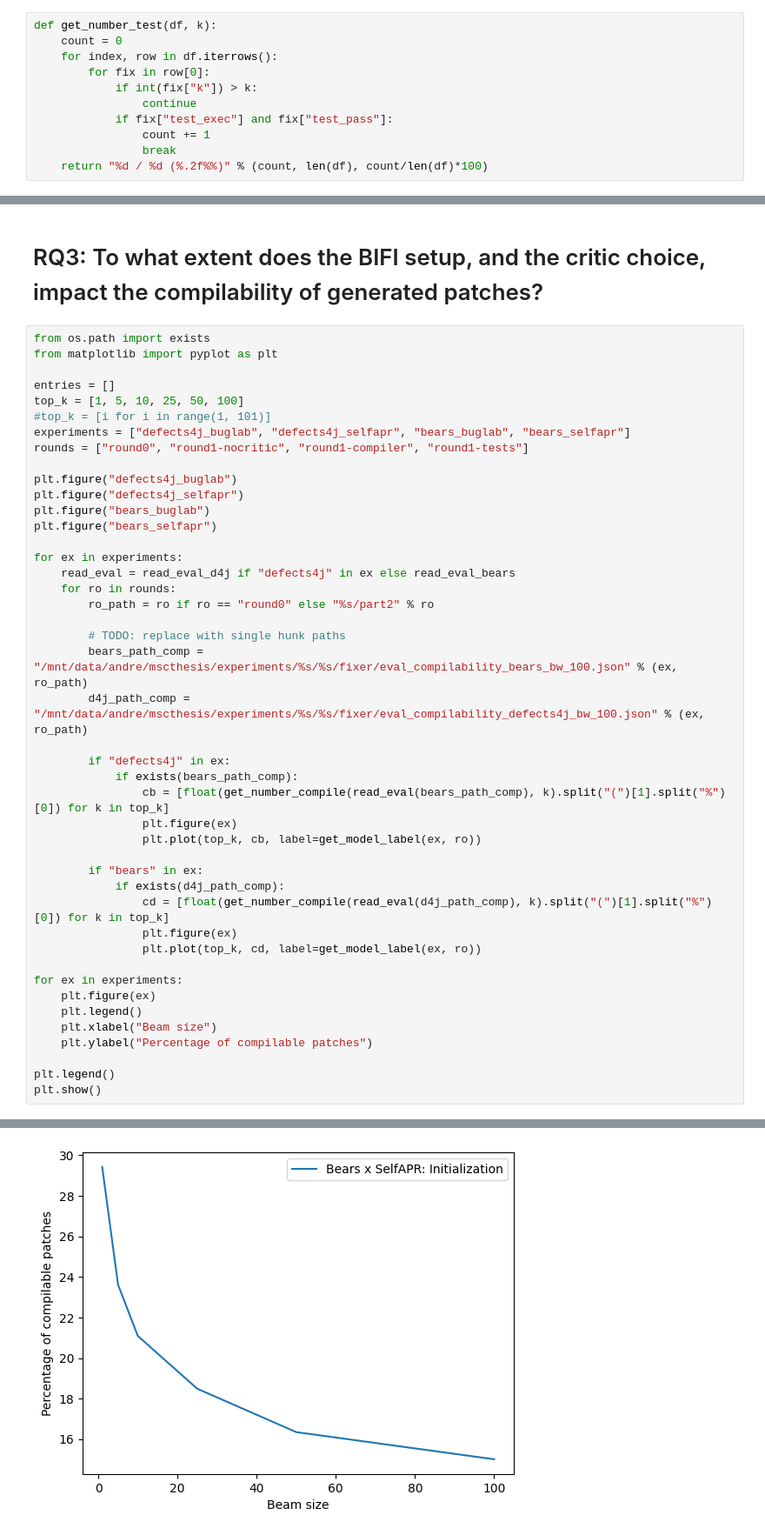
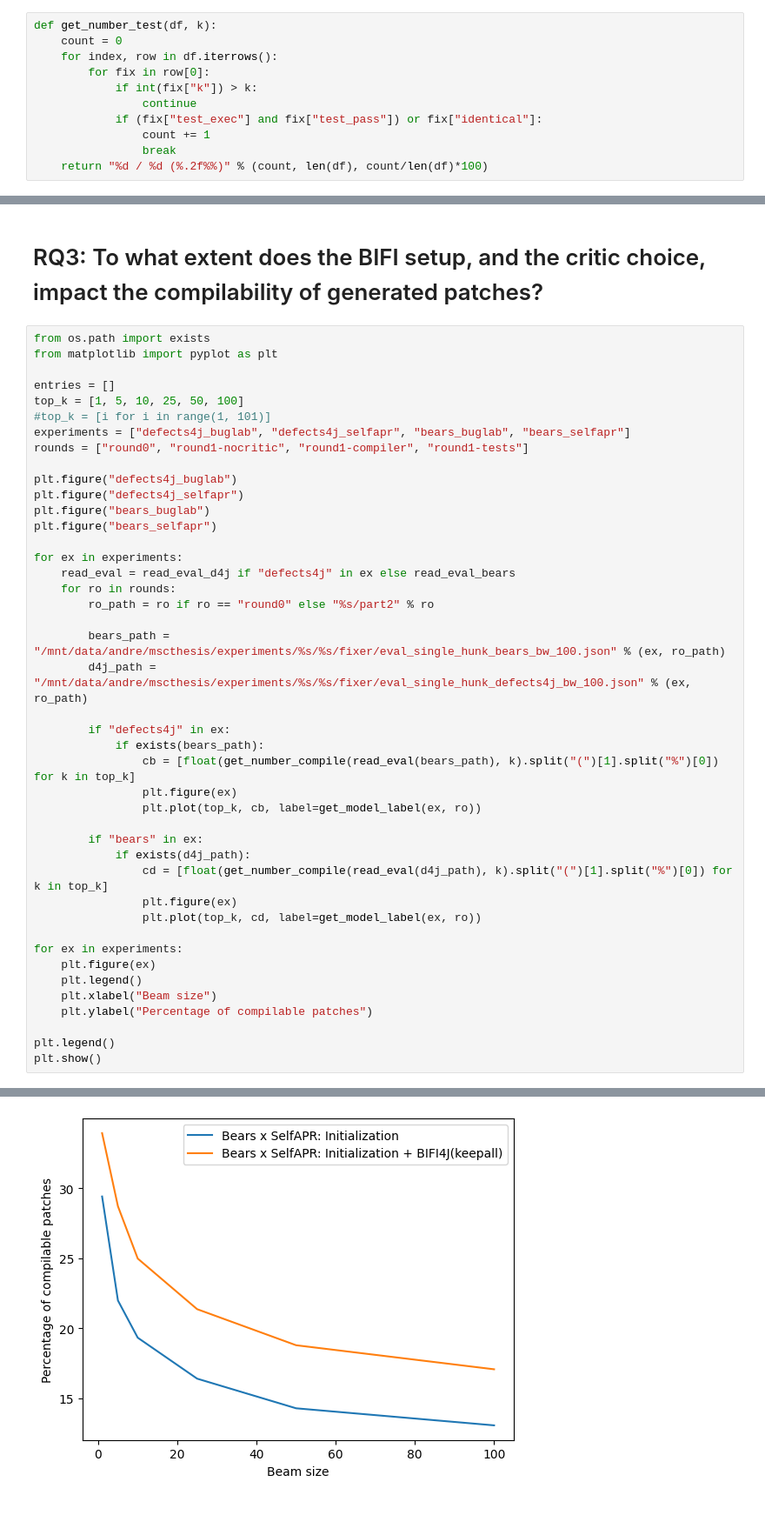
Before and after one commit to andre15silva/mufin, a Jupyter notebook: models_analysis.ipynb, the cells around one changed output, grey strips where cells are left out. Shown: that part at 87% size. Cells and saved outputs as stored; diff of their text form; blank space fills up the shorter version.

```diff
--- a/models_analysis.ipynb
+++ b/models_analysis.ipynb
@@ -55,7 +55,7 @@ def get_number_test(df, k):
         for fix in row[0]:
             if int(fix["k"]) > k:
                 continue
-            if fix["test_exec"] and fix["test_pass"]:
+            if (fix["test_exec"] and fix["test_pass"]) or fix["identical"]:
                 count += 1
                 break
     return "%d / %d (%.2f%%)" % (count, len(df), count/len(df)*100)
@@ -276,19 +276,18 @@ for ex in experiments:
     for ro in rounds:
         ro_path = ro if ro == "round0" else "%s/part2" % ro
 
-        # TODO: replace with single hunk paths
-        bears_path_comp = "/mnt/data/andre/mscthesis/experiments/%s/%s/fixer/eval_compilability_bears_bw_100.json" % (ex, ro_path)
-        d4j_path_comp = "/mnt/data/andre/mscthesis/experiments/%s/%s/fixer/eval_compilability_defects4j_bw_100.json" % (ex, ro_path)
+        bears_path = "/mnt/data/andre/mscthesis/experiments/%s/%s/fixer/eval_single_hunk_bears_bw_100.json" % (ex, ro_path)
+        d4j_path = "/mnt/data/andre/mscthesis/experiments/%s/%s/fixer/eval_single_hunk_defects4j_bw_100.json" % (ex, ro_path)
 
         if "defects4j" in ex:
-            if exists(bears_path_comp):
-                cb = [float(get_number_compile(read_eval(bears_path_comp), k).split("(")[1].split("%")[0]) for k in top_k]
+            if exists(bears_path):
+                cb = [float(get_number_compile(read_eval(bears_path), k).split("(")[1].split("%")[0]) for k in top_k]
                 plt.figure(ex)
                 plt.plot(top_k, cb, label=get_model_label(ex, ro))
 
         if "bears" in ex:
-            if exists(d4j_path_comp):
-                cd = [float(get_number_compile(read_eval(d4j_path_comp), k).split("(")[1].split("%")[0]) for k in top_k]
+            if exists(d4j_path):
+                cd = [float(get_number_compile(read_eval(d4j_path), k).split("(")[1].split("%")[0]) for k in top_k]
                 plt.figure(ex)
                 plt.plot(top_k, cd, label=get_model_label(ex, ro))
 
@@ -308 +308 @@ No artists with labels found to put in legend.  Note that artists whose label st
-[figure, old version]
+[figure, new version]
```
Also changed, not shown: parts of 4 cells of this notebook.
